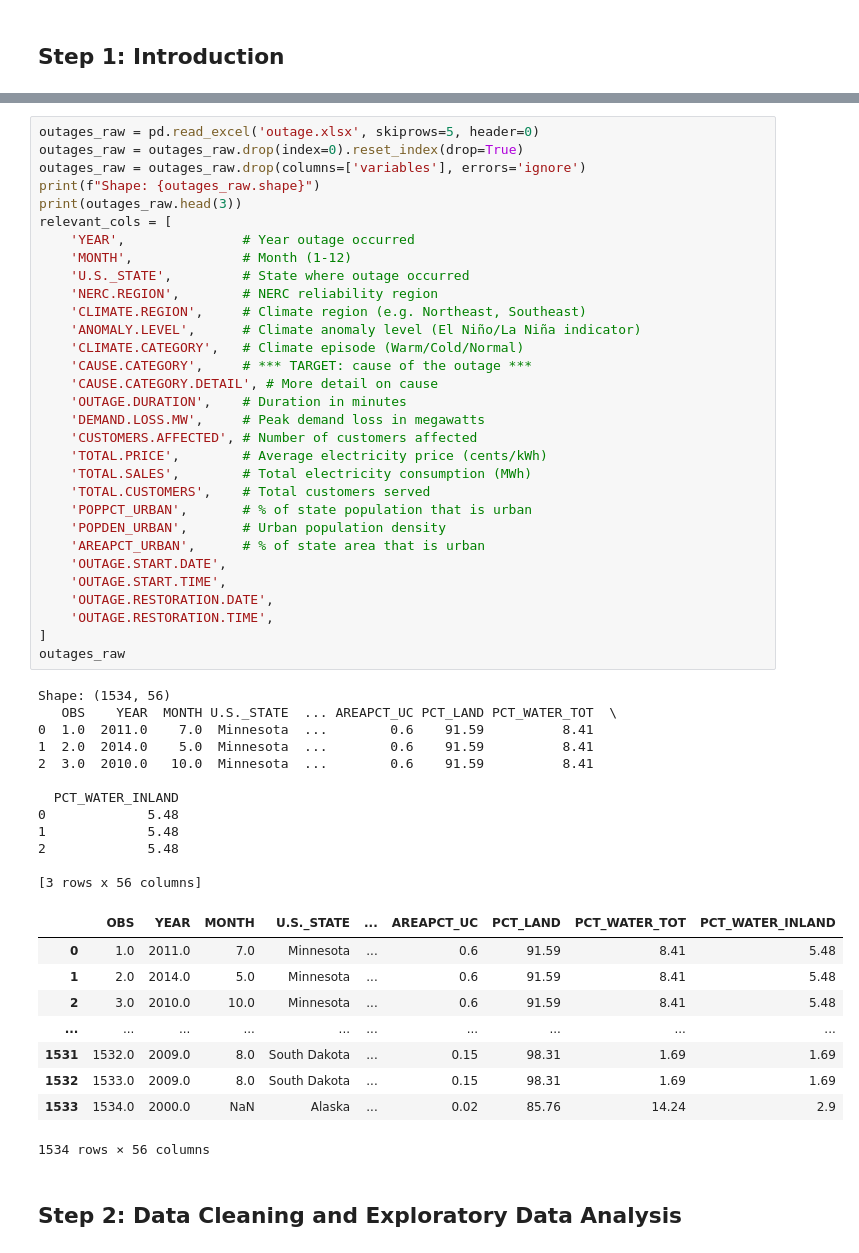
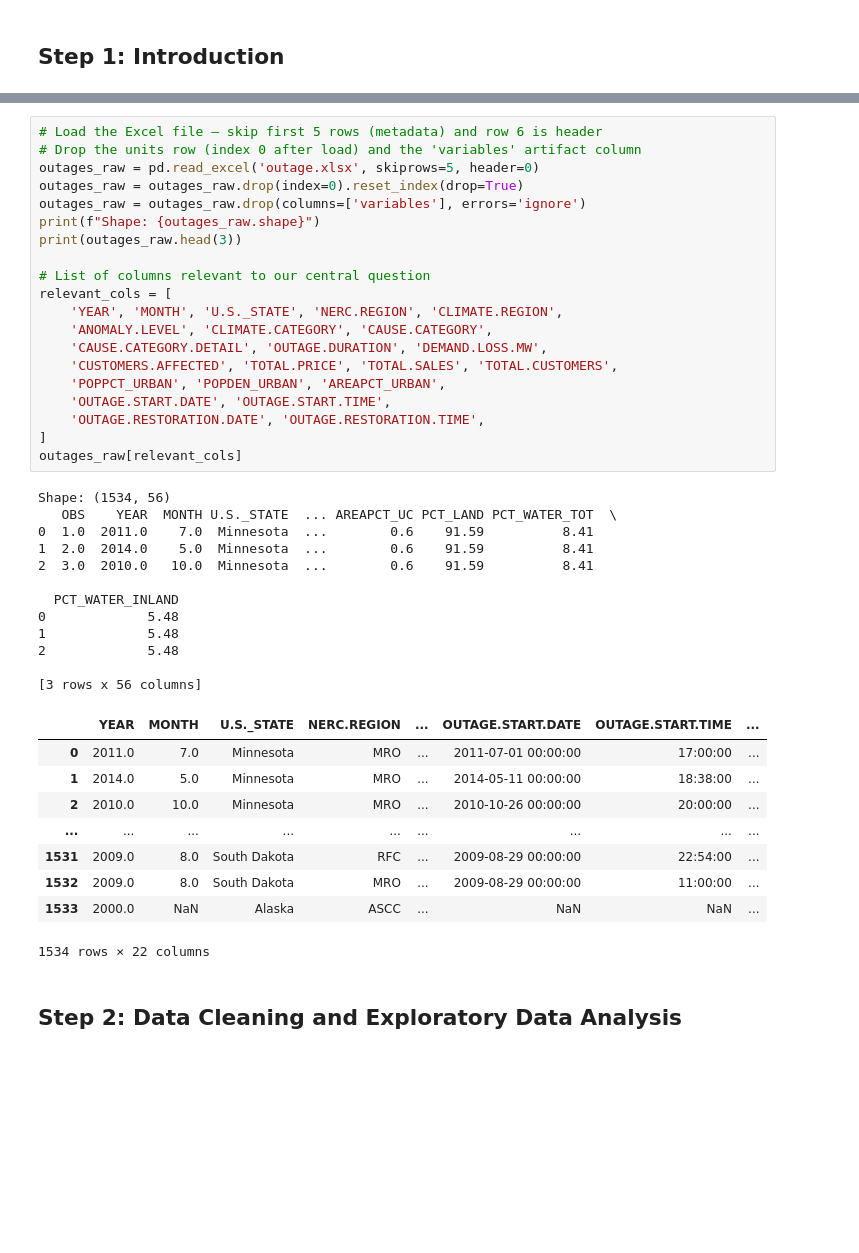
Before and after one commit to shivamsharma0608/power_outage_causation, a Jupyter notebook: template.ipynb, the cells around one changed output, grey strips where cells are left out. Cells and saved outputs as stored; diff of their text form; blank space fills up the shorter version.

```diff
--- a/template.ipynb
+++ b/template.ipynb
@@ -39,55 +87,44 @@ Requirement already satisfied: et-xmlfile in /Users/shivamsharma0608/miniforge3/
 # %%
+# Load the Excel file — skip first 5 rows (metadata) and row 6 is header
+# Drop the units row (index 0 after load) and the 'variables' artifact column
 outages_raw = pd.read_excel('outage.xlsx', skiprows=5, header=0)
 outages_raw = outages_raw.drop(index=0).reset_index(drop=True)
 outages_raw = outages_raw.drop(columns=['variables'], errors='ignore')
 print(f"Shape: {outages_raw.shape}")
 print(outages_raw.head(3))
+
+# List of columns relevant to our central question
 relevant_cols = [
-    'YEAR',               # Year outage occurred
-    'MONTH',              # Month (1-12)
-    'U.S._STATE',         # State where outage occurred
-    'NERC.REGION',        # NERC reliability region
-    'CLIMATE.REGION',     # Climate region (e.g. Northeast, Southeast)
-    'ANOMALY.LEVEL',      # Climate anomaly level (El Niño/La Niña indicator)
-    'CLIMATE.CATEGORY',   # Climate episode (Warm/Cold/Normal)
-    'CAUSE.CATEGORY',     # *** TARGET: cause of the outage ***
-    'CAUSE.CATEGORY.DETAIL', # More detail on cause
-    'OUTAGE.DURATION',    # Duration in minutes
-    'DEMAND.LOSS.MW',     # Peak demand loss in megawatts
-    'CUSTOMERS.AFFECTED', # Number of customers affected
-    'TOTAL.PRICE',        # Average electricity price (cents/kWh)
-    'TOTAL.SALES',        # Total electricity consumption (MWh)
-    'TOTAL.CUSTOMERS',    # Total customers served
-    'POPPCT_URBAN',       # % of state population that is urban
-    'POPDEN_URBAN',       # Urban population density
-    'AREAPCT_URBAN',      # % of state area that is urban
-    'OUTAGE.START.DATE',
-    'OUTAGE.START.TIME',
-    'OUTAGE.RESTORATION.DATE',
-    'OUTAGE.RESTORATION.TIME',
+    'YEAR', 'MONTH', 'U.S._STATE', 'NERC.REGION', 'CLIMATE.REGION',
+    'ANOMALY.LEVEL', 'CLIMATE.CATEGORY', 'CAUSE.CATEGORY',
+    'CAUSE.CATEGORY.DETAIL', 'OUTAGE.DURATION', 'DEMAND.LOSS.MW',
+    'CUSTOMERS.AFFECTED', 'TOTAL.PRICE', 'TOTAL.SALES', 'TOTAL.CUSTOMERS',
+    'POPPCT_URBAN', 'POPDEN_URBAN', 'AREAPCT_URBAN',
+    'OUTAGE.START.DATE', 'OUTAGE.START.TIME',
+    'OUTAGE.RESTORATION.DATE', 'OUTAGE.RESTORATION.TIME',
 ]
-outages_raw
+outages_raw[relevant_cols]
 # %% [output]
 Shape: (1534, 56)
    OBS    YEAR  MONTH U.S._STATE  ... AREAPCT_UC PCT_LAND PCT_WATER_TOT  \
 0  1.0  2011.0    7.0  Minnesota  ...        0.6    91.59          8.41
 1  2.0  2014.0    5.0  Minnesota  ...        0.6    91.59          8.41
 2  3.0  2010.0   10.0  Minnesota  ...        0.6    91.59          8.41
 
   PCT_WATER_INLAND
 0             5.48
 1             5.48
 2             5.48
 
 [3 rows x 56 columns]
-|  | OBS | YEAR | MONTH | U.S._STATE | ... | AREAPCT_UC | PCT_LAND | PCT_WATER_TOT | PCT_WATER_INLAND |
-| 0 | 1.0 | 2011.0 | 7.0 | Minnesota | ... | 0.6 | 91.59 | 8.41 | 5.48 |
-| 1 | 2.0 | 2014.0 | 5.0 | Minnesota | ... | 0.6 | 91.59 | 8.41 | 5.48 |
-| 2 | 3.0 | 2010.0 | 10.0 | Minnesota | ... | 0.6 | 91.59 | 8.41 | 5.48 |
-| ... | ... | ... | ... | ... | ... | ... | ... | ... | ... |
-| 1531 | 1532.0 | 2009.0 | 8.0 | South Dakota | ... | 0.15 | 98.31 | 1.69 | 1.69 |
-| 1532 | 1533.0 | 2009.0 | 8.0 | South Dakota | ... | 0.15 | 98.31 | 1.69 | 1.69 |
-| 1533 | 1534.0 | 2000.0 | NaN | Alaska | ... | 0.02 | 85.76 | 14.24 | 2.9 |
+|  | YEAR | MONTH | U.S._STATE | NERC.REGION | ... | OUTAGE.START.DATE | OUTAGE.START.TIME | ... |
+| 0 | 2011.0 | 7.0 | Minnesota | MRO | ... | 2011-07-01 00:00:00 | 17:00:00 | ... |
+| 1 | 2014.0 | 5.0 | Minnesota | MRO | ... | 2014-05-11 00:00:00 | 18:38:00 | ... |
+| 2 | 2010.0 | 10.0 | Minnesota | MRO | ... | 2010-10-26 00:00:00 | 20:00:00 | ... |
+| ... | ... | ... | ... | ... | ... | ... | ... | ... |
+| 1531 | 2009.0 | 8.0 | South Dakota | RFC | ... | 2009-08-29 00:00:00 | 22:54:00 | ... |
+| 1532 | 2009.0 | 8.0 | South Dakota | MRO | ... | 2009-08-29 00:00:00 | 11:00:00 | ... |
+| 1533 | 2000.0 | NaN | Alaska | ASCC | ... | NaN | NaN | ... |
-1534 rows × 56 columns
+1534 rows × 22 columns
 # %% [markdown]
 ## Step 2: Data Cleaning and Exploratory Data Analysis
```
Also changed, not shown: parts of 23 cells of this notebook, 12 other files.
